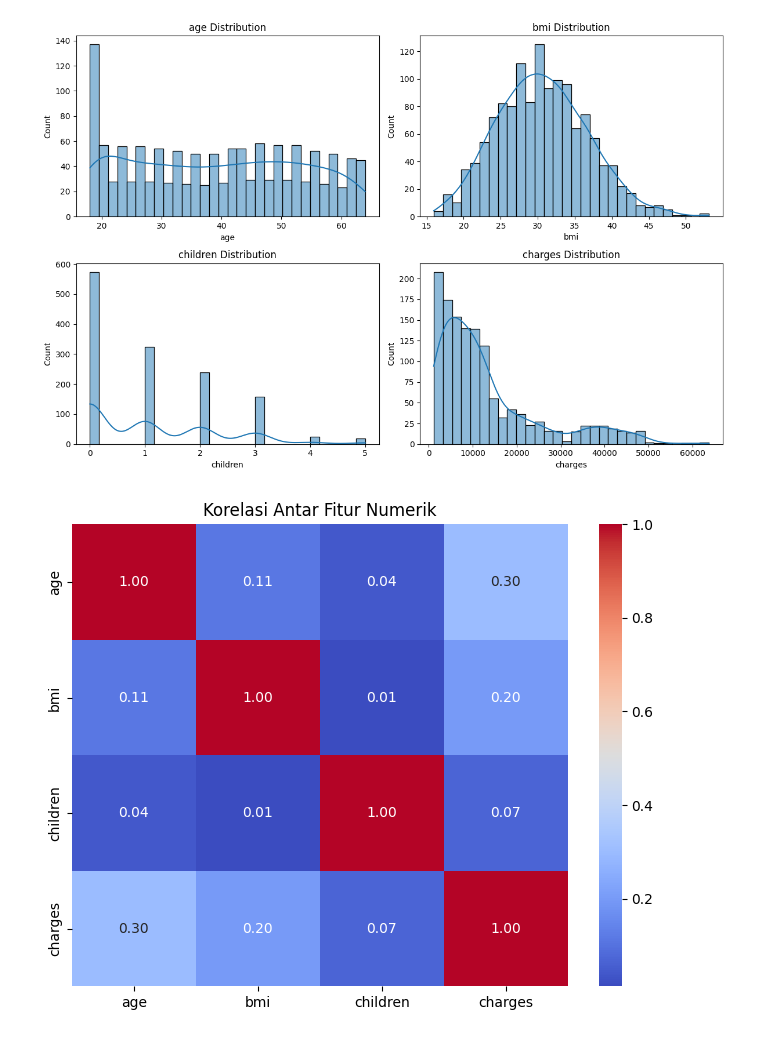
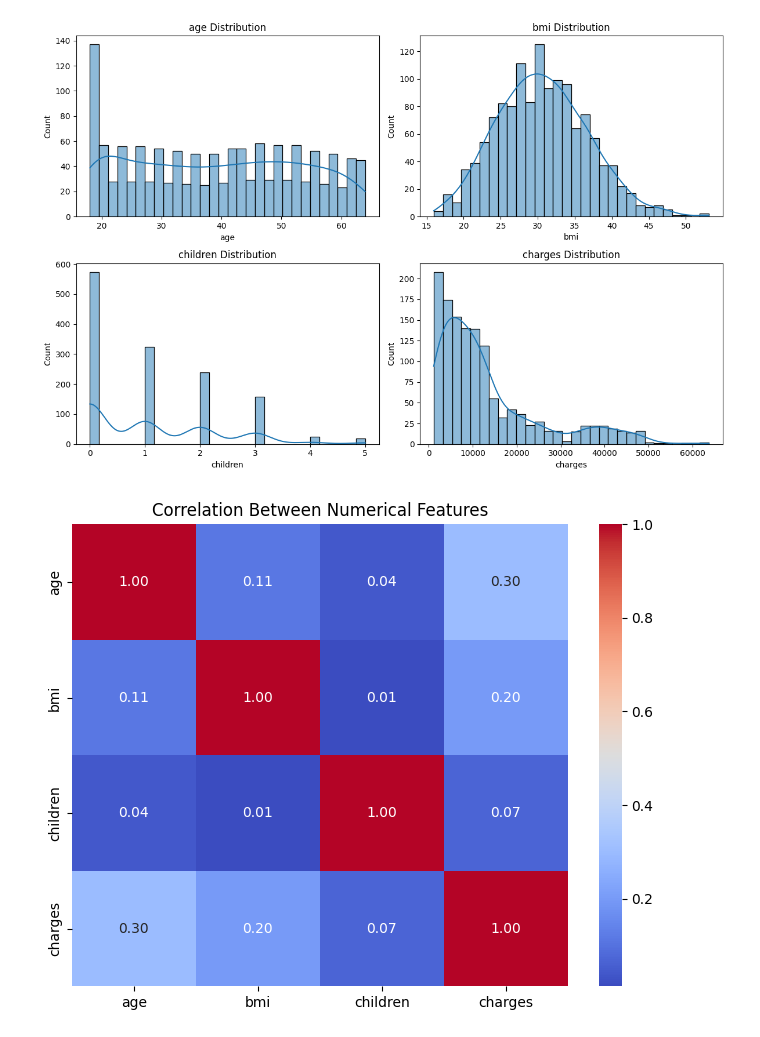
Before and after one commit to sonicmortis/Portfolio, a Jupyter notebook: Insurance/Insurance_Project.ipynb, the cells around one changed output. Cells and saved outputs as stored; diff of their text form; code cells hidden in the pictures.

Commit message:
Update InsuranceAnalysis class with translated titles and improved visualizations

```diff
--- a/Insurance/Insurance_Project.ipynb
+++ b/Insurance/Insurance_Project.ipynb
@@ -67,10 +67,10 @@ plt.show()
 # %%
 plt.figure(figsize=(8, 6))
 sns.heatmap(df.select_dtypes(include=np.number).corr(), annot=True, cmap="coolwarm", fmt=".2f")
-plt.title("Korelasi Antar Fitur Numerik")
+plt.title("Correlation Between Numerical Features")
 plt.show()
 # %% [output]
-[figure, old version]
+[figure, new version]
 # %%
 fig = px.histogram(df, x='bmi',
                    title='Histogram of BMI Distribution')
```
Also changed, not shown: parts of 7 cells of this notebook.
